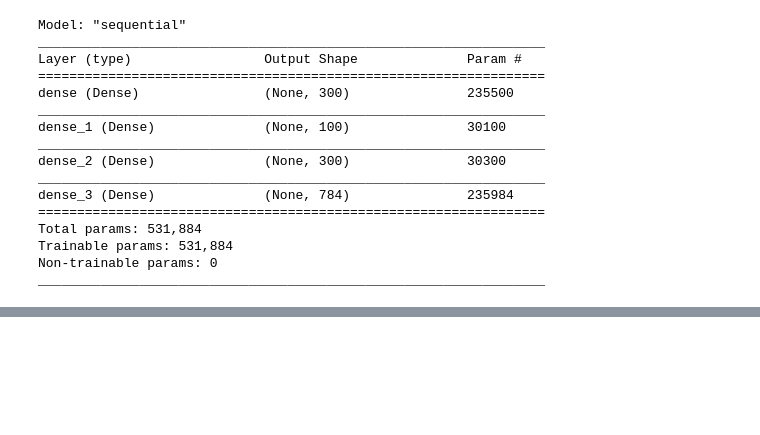
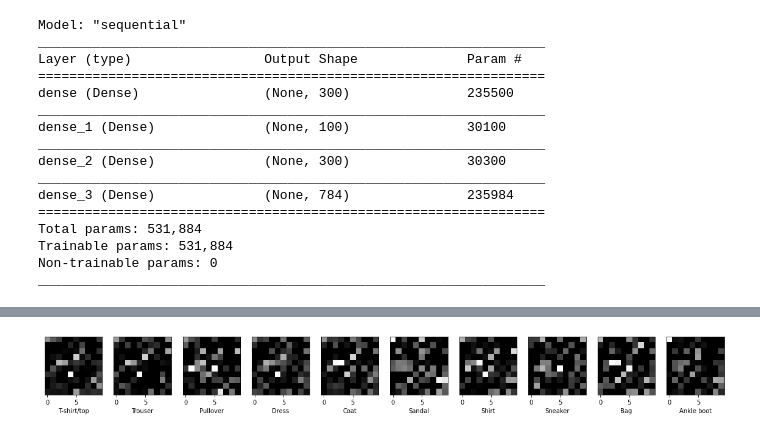
Before and after one commit to Chenghan-Sun/Deep-Learner, a Jupyter notebook: Part2_2_Image_CS.ipynb, the cells around one changed output, grey strips where cells are left out. Drawn from its saved outputs; the diff is of its cells as text; code cells hidden in the pictures; blank space fills up the shorter version.

```diff
--- a/Part2_2_Image_CS.ipynb
+++ b/Part2_2_Image_CS.ipynb
@@ -160,0 +326,27 @@ train_db = tf.data.Dataset.from_tensor_slices(x_train)
+# %%
+# training the encoder with half of the autoencoder architecture
+encoder = keras.Sequential()
+encoder.add(layers.InputLayer(input_shape=(784,)))
+encoder.add(layers.Dense(300, activation='relu'))
+encoder.add(layers.Dropout(0.25))
+encoded = layers.Dense(100, activation='relu')
+encoder.add(encoded)
+
+encoded_mnist = encoder.predict(x_train)
+# %%
+# plot the encodings for ten examples of input, each class as 10x10 heatmaps,
+# display the same plots as section 2.2.1
+
+plt.figure(figsize=(20, 4))
+
+for i_class in range(len(class_names)):
+    i = np.argwhere(y_train == i_class)[1, 0]
+    ax = plt.subplot(1, len(class_names), i_class + 1)
+    plt.imshow(encoded_mnist[i].reshape((10, 10)))
+    plt.gray()
+    plt.xlabel(class_names[i_class])
+    ax.get_yaxis().set_visible(False)
+
+plt.show()
+# %% [output]
+[figure, added]
```
Also changed, not shown: parts of 43 cells of this notebook.
